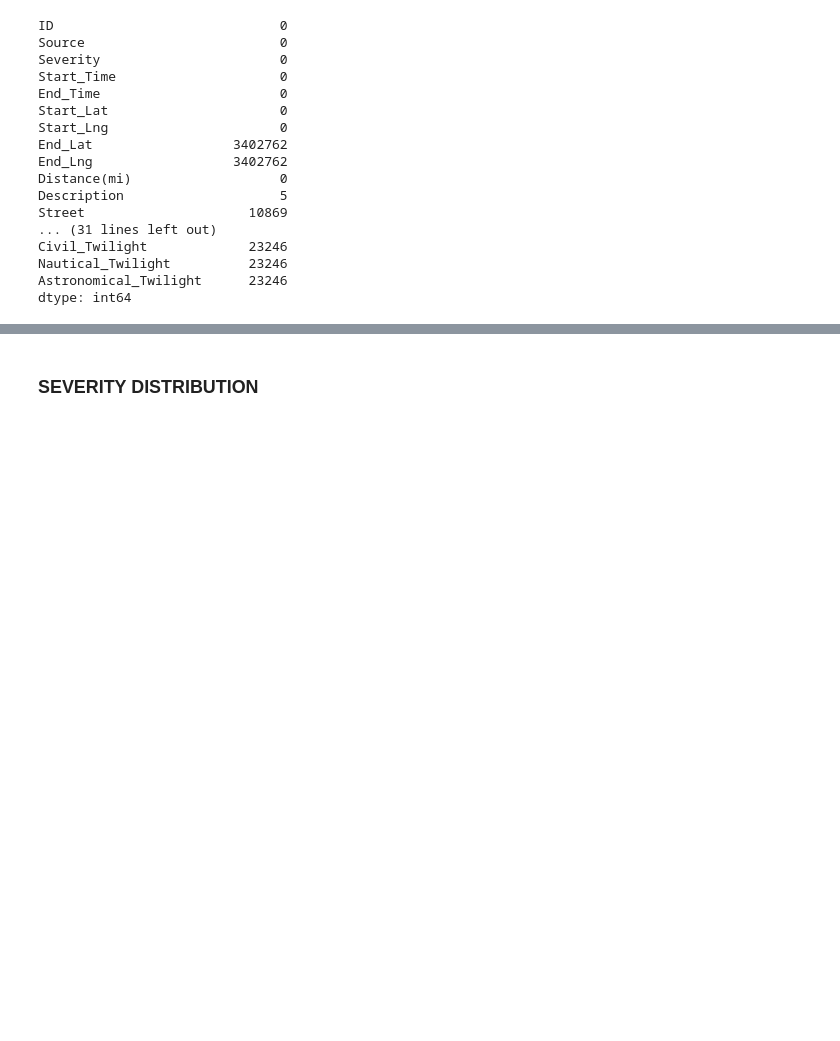
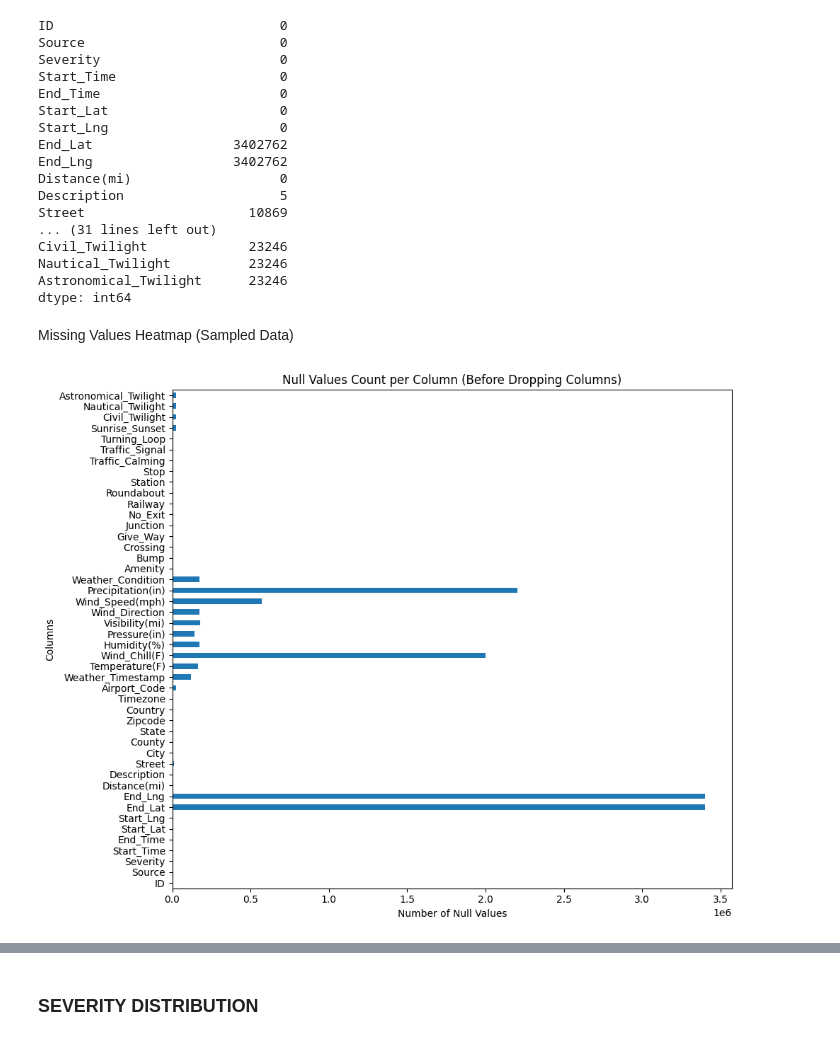
Before and after one commit to Kishore-mp45/24ADI004_TEAM9_ROAD_ACCIDENT_SEVERITY_ANALYSIS, a Jupyter notebook: Week-3.ipynb, the cells around one changed output, grey strips where cells are left out. Drawn from its saved outputs; the diff is of its cells as text; code cells hidden in the pictures; blank space fills up the shorter version.

```diff
--- a/Week-3.ipynb
+++ b/Week-3.ipynb
@@ -8,7 +8,7 @@ import seaborn as sns
 # %% [markdown]
 ### LOADING THE DATASET
 # %%
-df=pd.read_csv(r"D:\DSV\US_Accidents_March23.csv")
+df=pd.read_csv(r"C:\ROAD_ACCIDENT_SEVERITY_ANALYSIS\US_Accidents_March23.csv")
 # %% [markdown]
 ### PREVIEW THE DATASET
 # %%
@@ -137,3 +137,22 @@ Civil_Twilight             23246
 Nautical_Twilight          23246
 Astronomical_Twilight      23246
 dtype: int64
+# %% [markdown]
+Missing Values Heatmap (Sampled Data)
+# %%
+
+
+# Calculate null counts
+null_counts = df.isnull().sum()
+
+# Plot horizontal bar chart
+plt.figure(figsize=(10, 8))
+null_counts.plot(kind='barh')
+
+plt.title("Null Values Count per Column (Before Dropping Columns)")
+plt.xlabel("Number of Null Values")
+plt.ylabel("Columns")
+plt.tight_layout()
+plt.show()
+# %% [output]
+[figure, added]
```
Also changed, not shown: parts of 35 cells of this notebook.
